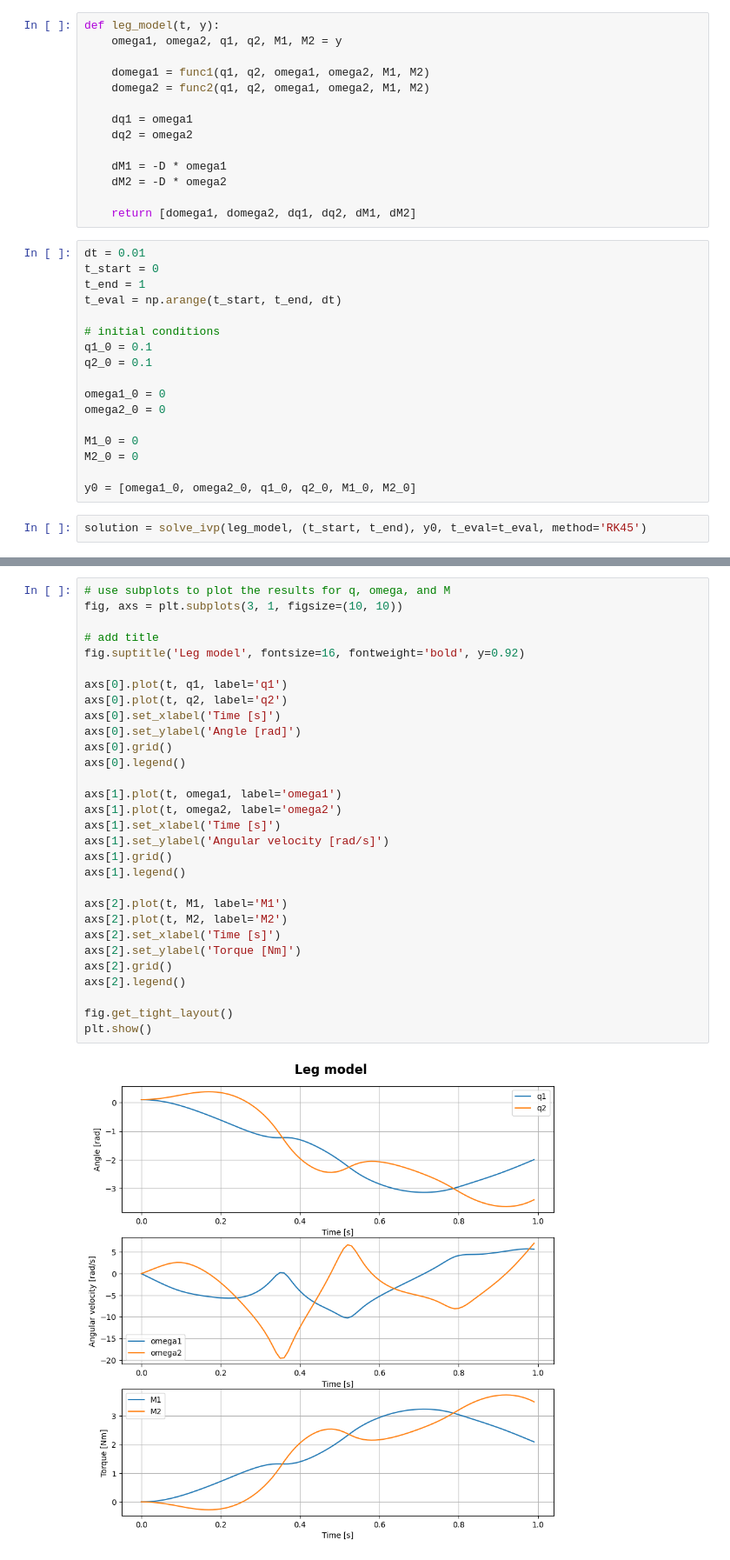
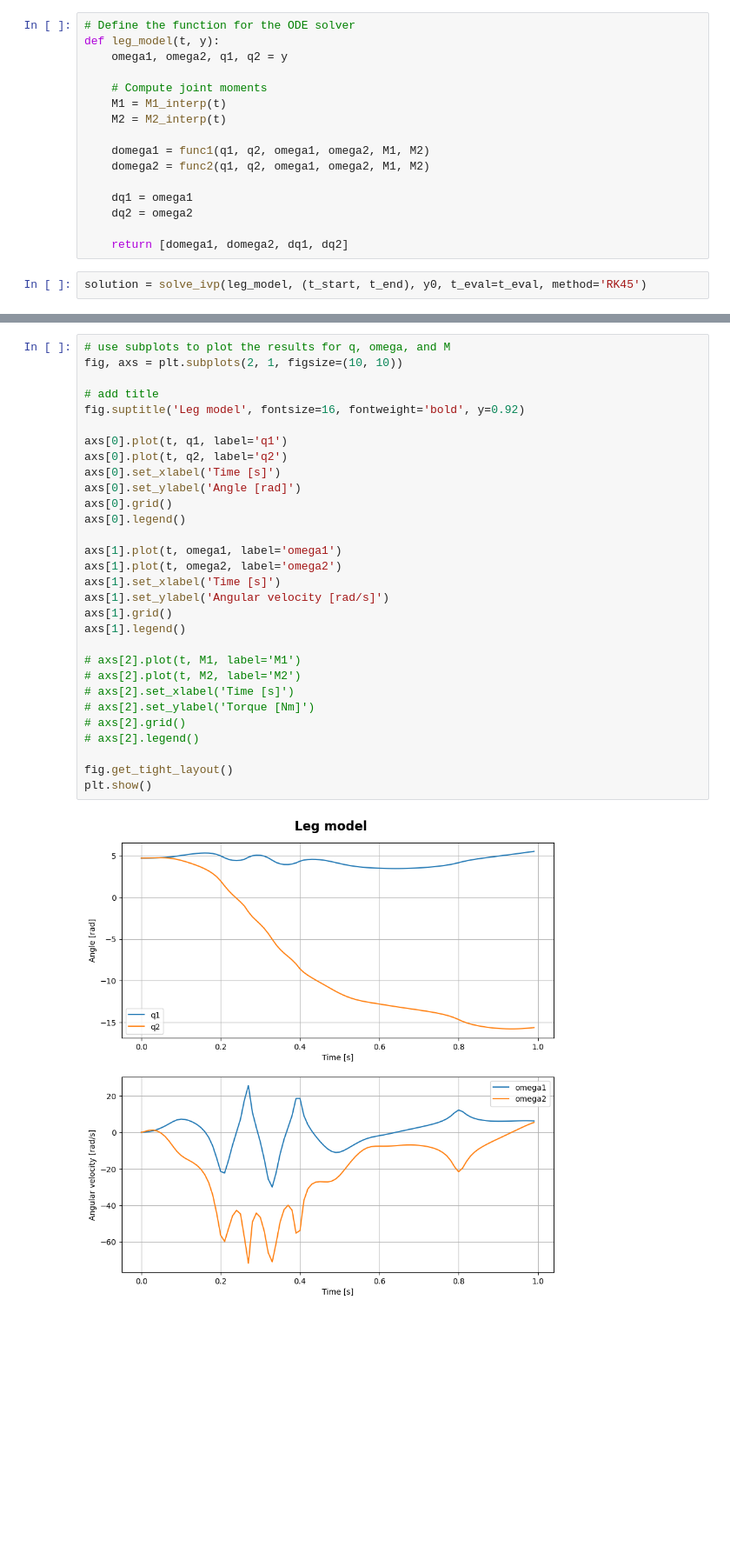
Before and after one commit to whichspaceiam/Computational_Bionics, a Jupyter notebook: Exercise_1/Task-1/Task1.ipynb, the cells around one changed output, grey strips where cells are left out. Shown at 87% size. Cells and saved outputs as stored; diff of their text form; blank space fills up the shorter version.

```diff
--- a/Exercise_1/Task-1/Task1.ipynb
+++ b/Exercise_1/Task-1/Task1.ipynb
@@ -288,6 +326,11 @@ func2 = sp.lambdify((q1, q2, omega1, omega2, M1, M2), dot_omega2, 'numpy')
 # %%
+# Define the function for the ODE solver
 def leg_model(t, y):
-    omega1, omega2, q1, q2, M1, M2 = y
+    omega1, omega2, q1, q2 = y
+
+    # Compute joint moments
+    M1 = M1_interp(t)
+    M2 = M2_interp(t)
 
     domega1 = func1(q1, q2, omega1, omega2, M1, M2)
     domega2 = func2(q1, q2, omega1, omega2, M1, M2)
@@ -295,27 +338,7 @@ def leg_model(t, y):
     dq1 = omega1
     dq2 = omega2
 
-    dM1 = -D * omega1
-    dM2 = -D * omega2
-
-    return [domega1, domega2, dq1, dq2, dM1, dM2]
+    return [domega1, domega2, dq1, dq2]
-# %%
-dt = 0.01
-t_start = 0
-t_end = 1
-t_eval = np.arange(t_start, t_end, dt)
-
-# initial conditions
-q1_0 = 0.1
-q2_0 = 0.1
-
-omega1_0 = 0
-omega2_0 = 0
-
-M1_0 = 0
-M2_0 = 0
-
-y0 = [omega1_0, omega2_0, q1_0, q2_0, M1_0, M2_0]
 # %%
 solution = solve_ivp(leg_model, (t_start, t_end), y0, t_eval=t_eval, method='RK45')
 # %%
@@ -329,32 +350,32 @@ M2 = solution.y[5]
 # %%
 # use subplots to plot the results for q, omega, and M
-fig, axs = plt.subplots(3, 1, figsize=(10, 10))
+fig, axs = plt.subplots(2, 1, figsize=(10, 10))
 
 # add title
 fig.suptitle('Leg model', fontsize=16, fontweight='bold', y=0.92)
 
 axs[0].plot(t, q1, label='q1')
 axs[0].plot(t, q2, label='q2')
 axs[0].set_xlabel('Time [s]')
 axs[0].set_ylabel('Angle [rad]')
 axs[0].grid()
 axs[0].legend()
 
 axs[1].plot(t, omega1, label='omega1')
 axs[1].plot(t, omega2, label='omega2')
 axs[1].set_xlabel('Time [s]')
 axs[1].set_ylabel('Angular velocity [rad/s]')
 axs[1].grid()
 axs[1].legend()
 
-axs[2].plot(t, M1, label='M1')
-axs[2].plot(t, M2, label='M2')
-axs[2].set_xlabel('Time [s]')
-axs[2].set_ylabel('Torque [Nm]')
-axs[2].grid()
-axs[2].legend()
+# axs[2].plot(t, M1, label='M1')
+# axs[2].plot(t, M2, label='M2')
+# axs[2].set_xlabel('Time [s]')
+# axs[2].set_ylabel('Torque [Nm]')
+# axs[2].grid()
+# axs[2].legend()
 
 fig.get_tight_layout()
 plt.show()
 # %% [output]
-[figure, old version]
+[figure, new version]
```
Also changed, not shown: parts of 15 cells of this notebook, 4 other files.
